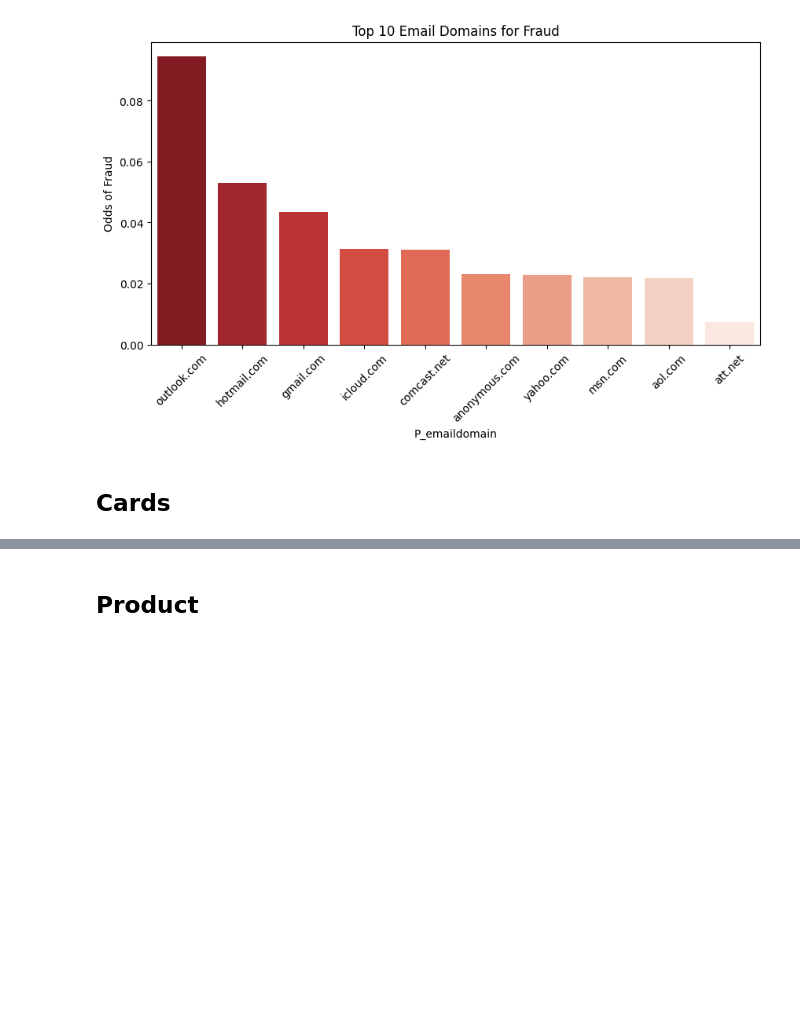
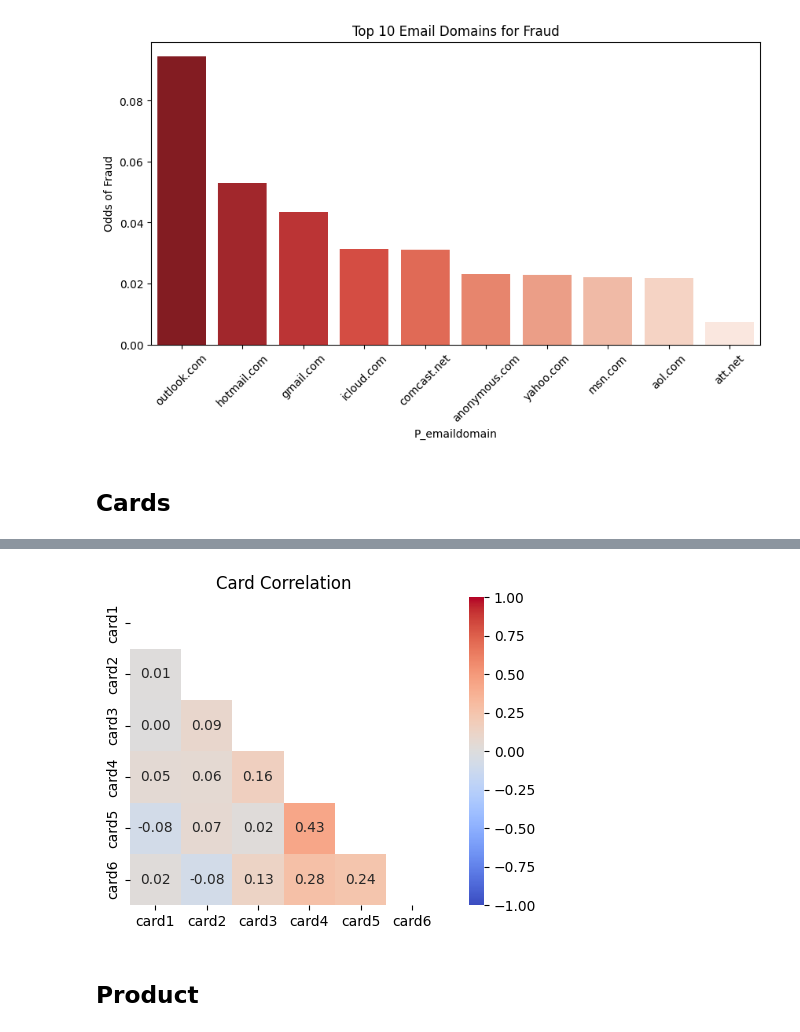
Before and after one commit to dassus98/fraud-detection-engine, a Jupyter notebook: notebooks/transactions_eda.ipynb, the cells around one changed output, grey strips where cells are left out. Cells and saved outputs as stored; diff of their text form; code cells hidden in the pictures; blank space fills up the shorter version.

Commit message:
finished eda for cards and m variables

```diff
--- a/notebooks/transactions_eda.ipynb
+++ b/notebooks/transactions_eda.ipynb
@@ -6,4 +7,4 @@ import matplotlib.pyplot as plt
 # %%
 transactions = pd.read_csv('../data/raw/train_transaction.csv')
-print(transactions.shape)
+transactions = reduce_mem_usage(transactions)
 # %% [output]
@@ -115,3 +120,7 @@ Passing `palette` without assigning `hue` is deprecated and will be removed in v
 [figure]
 # %% [markdown]
 ## Cards
+# %%
+card_cols = ['card1', 'card2', 'card3', 'card4', 'card5', 'card6']
+df_cards = transactions[card_cols]
+df_cards.head()
@@ -118,3 +134,20 @@ Passing `palette` without assigning `hue` is deprecated and will be removed in v
+# %%
+# Label encoding text values
+for col in ['card4', 'card6']:
+    df_cards[col] = df_cards[col].astype('category').cat.codes
+
+# All missing values will be -1
+df_cards = df_cards.fillna(-1)
+
+# No high correlations here, we are good.
+corr_matrix = df_cards.corr()
+mask = np.triu(np.ones_like(corr_matrix, dtype=bool))
+plt.figure(figsize=(8,4))
+sns.heatmap(corr_matrix, mask=mask, annot=True, fmt=".2f", cmap='coolwarm', vmin=-1, vmax=1, square=True)
+plt.title('Card Correlation')
+plt.show()
+# %% [output]
+[figure, added]
 # %% [markdown]
 ## Product
 # %%
```
Also changed, not shown: parts of 12 cells of this notebook.
